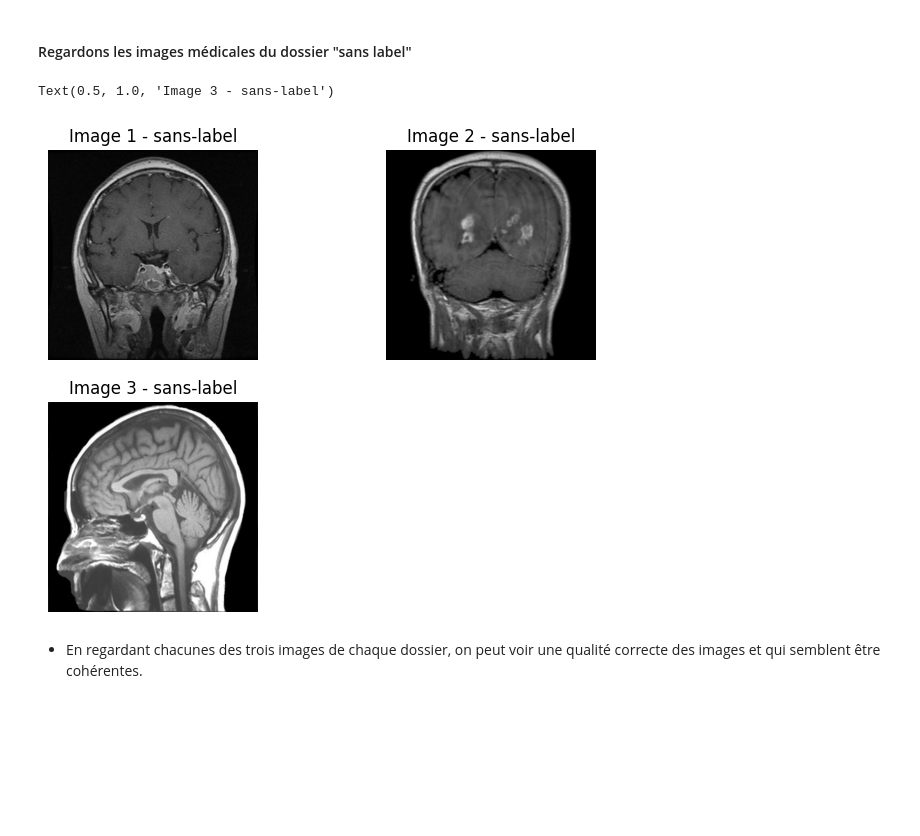
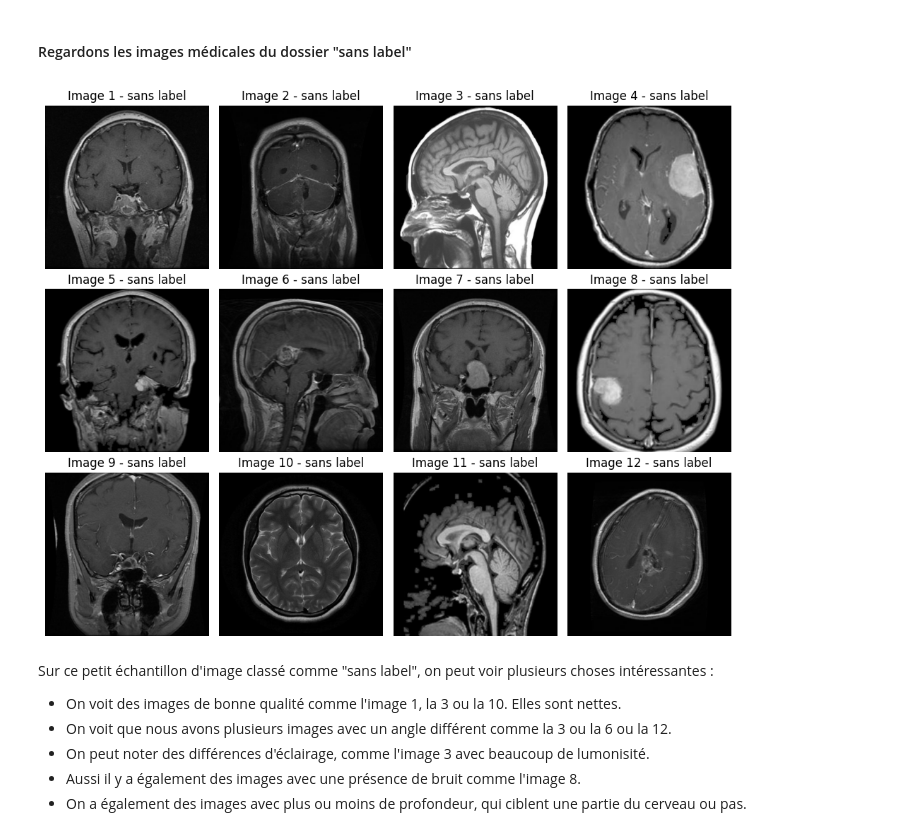
Before and after one commit to SCFlorian/Apprentissage_semi_supervise, a Jupyter notebook: notebooks/notebook_1_analyse_exploratoire.ipynb, the cells around one changed output. Cells and saved outputs as stored; diff of their text form; code cells hidden in the pictures; blank space fills up the shorter version.

```diff
--- a/notebooks/notebook_1_analyse_exploratoire.ipynb
+++ b/notebooks/notebook_1_analyse_exploratoire.ipynb
@@ -226,30 +254,42 @@ Text(0.5, 1.0, 'Image 3 - cancer')
 # %% [markdown]
 #### Regardons les images médicales du dossier "sans label"
 # %%
-# Enregistrement de trois images
-img_sans_label_un = Image.open("../mri_dataset_brain_cancer_oc/sans_label/0a2bf85c-5b87-4069-8d47-059594d7fe95.jpg")
-img_sans_label_deux = Image.open("../mri_dataset_brain_cancer_oc/sans_label/fa4bdb08-8c03-4f58-a309-52ca88173417.jpg")
-img_sans_label_trois = Image.open("../mri_dataset_brain_cancer_oc/sans_label/fa8ec37f-abf5-4028-8899-6416e8d8ffb1.jpg")
+# Liste des chemins d'images
+paths = [
+    "../mri_dataset_brain_cancer_oc/sans_label/0a2bf85c-5b87-4069-8d47-059594d7fe95.jpg",
+    "../mri_dataset_brain_cancer_oc/sans_label/b038504e-6513-4c61-83ea-6016dae07068.jpg",
+    "../mri_dataset_brain_cancer_oc/sans_label/fa8ec37f-abf5-4028-8899-6416e8d8ffb1.jpg",
+    "../mri_dataset_brain_cancer_oc/sans_label/fcf1c2ea-fe58-495e-b7b9-c30ee111b9cc.jpg",
+    "../mri_dataset_brain_cancer_oc/sans_label/fecdc9e4-c3cf-490d-b5b4-b489a6d455bf.jpg",
+    "../mri_dataset_brain_cancer_oc/sans_label/acd40feb-efc6-453d-befa-819b9502a4c2.jpg",
+    "../mri_dataset_brain_cancer_oc/sans_label/ff3d5248-a7a7-47f6-8fe4-a44a45af64f5.jpg",
+    "../mri_dataset_brain_cancer_oc/sans_label/fe4454fb-f164-40a8-b7ec-dca240430694.jpg",
+    "../mri_dataset_brain_cancer_oc/sans_label/fb81733b-ea25-4003-80c7-7e162a731331.jpg",
+    "../mri_dataset_brain_cancer_oc/sans_label/f6e10c2b-4aa7-49c4-bad2-dbd47dd30a78.jpg",
+    "../mri_dataset_brain_cancer_oc/sans_label/fb0c6496-779b-4e6c-8d5f-684924504ab0.jpg",
+    "../mri_dataset_brain_cancer_oc/sans_label/fc82dbe0-6824-4ac8-a4a0-612f5ea53a98.jpg"
+]
 
-# Affichage des images avec Matplotlib
-fig = plt.figure(figsize=(8,6))
+# Chargement des images
+images = [Image.open(p) for p in paths]
 
-plt.subplot(2,2,1)
-plt.imshow(img_sans_label_un)
-plt.axis('off')
-plt.title('Image 1 - sans-label')
+# Affichage
+fig = plt.figure(figsize=(10, 8))
 
-plt.subplot(2,2,2)
-plt.imshow(img_sans_label_deux)
-plt.axis('off')
-plt.title('Image 2 - sans-label')
+for i, img in enumerate(images):
+    plt.subplot(3, 4, i+1)
+    plt.imshow(img)
+    plt.axis('off')
+    plt.title(f"Image {i+1} - sans label")
 
-plt.subplot(2,2,3)
-plt.imshow(img_sans_label_trois)
-plt.axis('off')
-plt.title('Image 3 - sans-label')
+plt.tight_layout()
+plt.show()
 # %% [output]
-Text(0.5, 1.0, 'Image 3 - sans-label')
-[figure, old version]
+[figure, new version]
 # %% [markdown]
-* En regardant chacunes des trois images de chaque dossier, on peut voir une qualité correcte des images et qui semblent être cohérentes.
+Sur ce petit échantillon d'image classé comme "sans label", on peut voir plusieurs choses intéressantes :
+* On voit des images de bonne qualité comme l'image 1, la 3 ou la 10. Elles sont nettes.
+* On voit que nous avons plusieurs images avec un angle différent comme la 3 ou la 6 ou la 12.
+* On peut noter des différences d'éclairage, comme l'image 3 avec beaucoup de lumonisité.
+* Aussi il y a également des images avec une présence de bruit comme l'image 8.
+* On a également des images avec plus ou moins de profondeur, qui ciblent une partie du cerveau ou pas.
```
Also changed, not shown: parts of 4 cells of this notebook.
